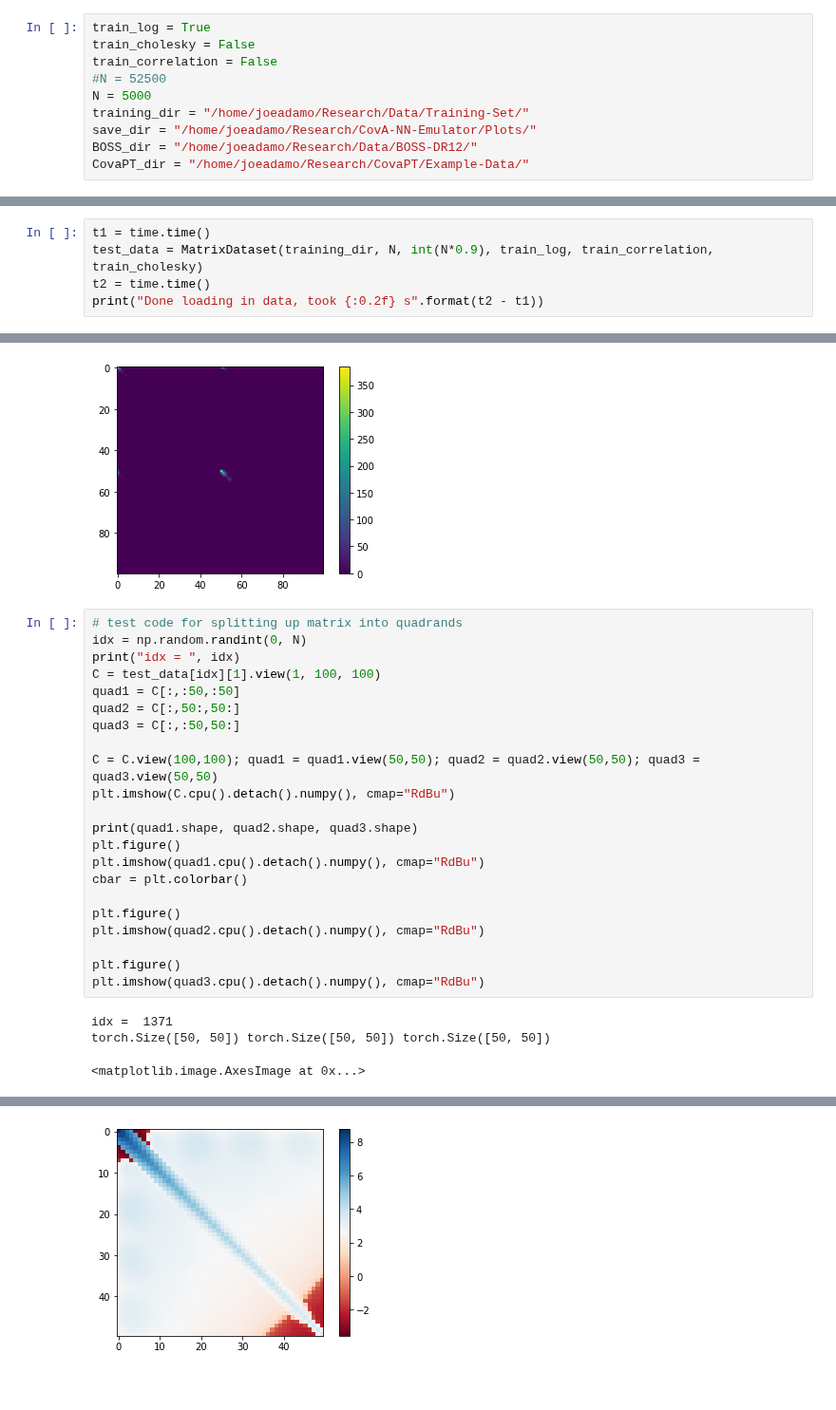
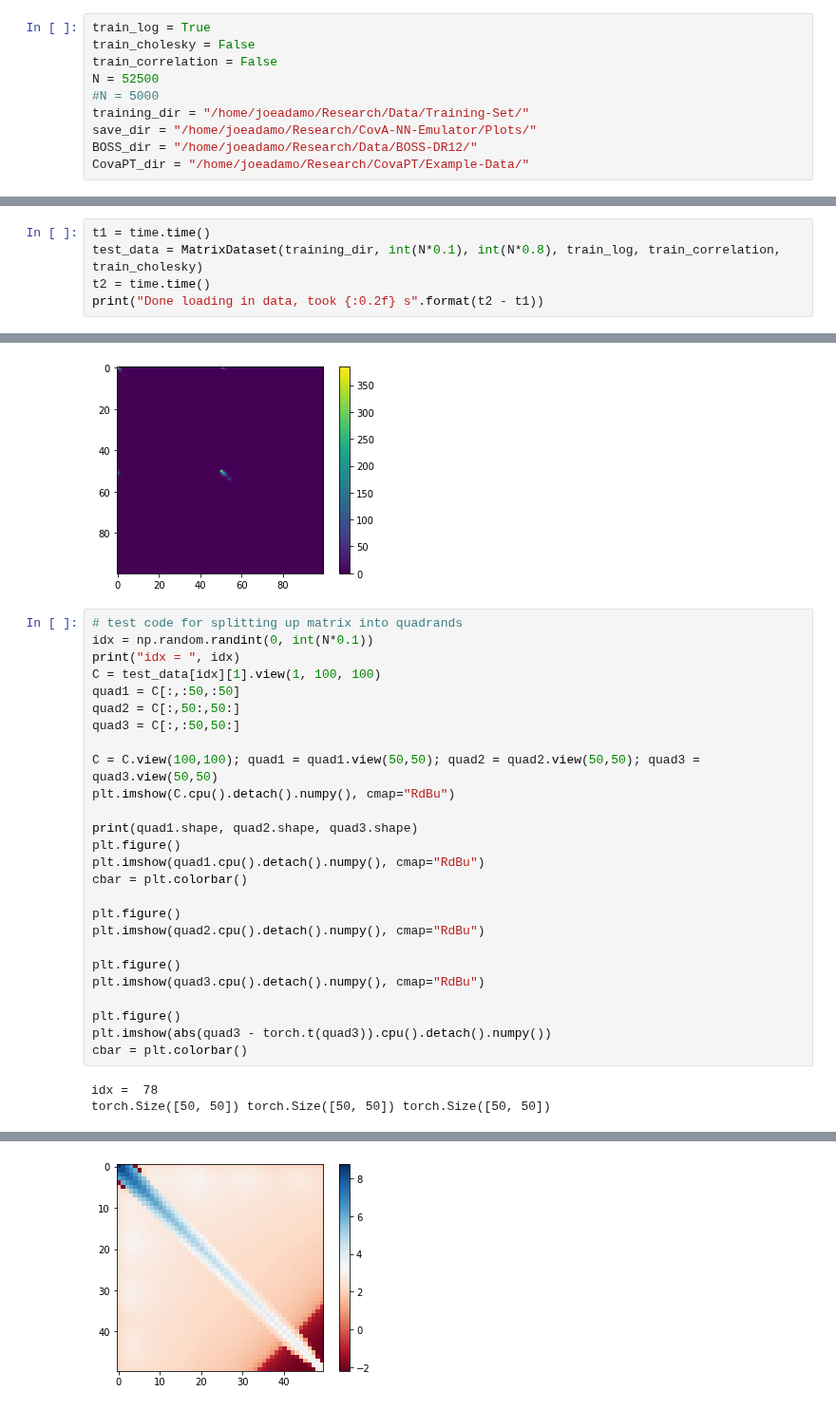
Before and after one commit to jadamo/CovNet, a Jupyter notebook: notebooks/Test-Training-Set.ipynb, the cells around one changed output, grey strips where cells are left out. Shown at 95% size. Drawn from its saved outputs; the diff is of its cells as text; blank space fills up the shorter version.

```diff
--- a/notebooks/Test-Training-Set.ipynb
+++ b/notebooks/Test-Training-Set.ipynb
@@ -21,8 +21,8 @@ from CovNet import MatrixDataset, symmetric_log, symmetric_exp, try_gpu
 train_log = True
 train_cholesky = False
 train_correlation = False
-#N = 52500
-N = 5000
+N = 52500
+#N = 5000
 training_dir = "/home/joeadamo/Research/Data/Training-Set/"
 save_dir = "/home/joeadamo/Research/CovA-NN-Emulator/Plots/"
 BOSS_dir = "/home/joeadamo/Research/Data/BOSS-DR12/"
@@ -42,7 +42,7 @@ def chi_squared(C, x):
     return np.matmul(x.T, np.matmul(P, x))
 # %%
 t1 = time.time()
-test_data = MatrixDataset(training_dir, N, int(N*0.9), train_log, train_correlation, train_cholesky)
+test_data = MatrixDataset(training_dir, int(N*0.1), int(N*0.8), train_log, train_correlation, train_cholesky)
 t2 = time.time()
 print("Done loading in data, took {:0.2f} s".format(t2 - t1))
 # %% [output]
@@ -313,7 +336,7 @@ idx =  3481
 [figure]
 # %%
 # test code for splitting up matrix into quadrands
-idx = np.random.randint(0, N)
+idx = np.random.randint(0, int(N*0.1))
 print("idx = ", idx)
 C = test_data[idx][1].view(1, 100, 100)
 quad1 = C[:,:50,:50]
@@ -333,7 +356,10 @@ plt.imshow(quad2.cpu().detach().numpy(), cmap="RdBu")
 
 plt.figure()
 plt.imshow(quad3.cpu().detach().numpy(), cmap="RdBu")
+
+plt.figure()
+plt.imshow(abs(quad3 - torch.t(quad3)).cpu().detach().numpy())
+cbar = plt.colorbar()
 # %% [output]
-idx =  1371
+idx =  78
 torch.Size([50, 50]) torch.Size([50, 50]) torch.Size([50, 50])
-<matplotlib.image.AxesImage at 0x...>
@@ -341 +367 @@ torch.Size([50, 50]) torch.Size([50, 50]) torch.Size([50, 50])
-[figure, old version]
+[figure, new version]
```
Also changed, not shown: parts of 4 cells of this notebook, 3 other files.
